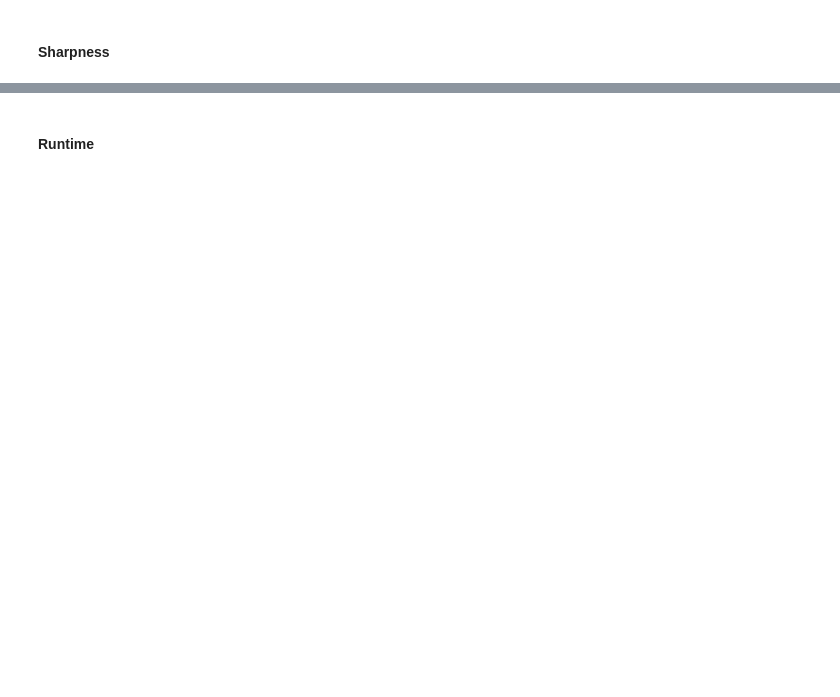
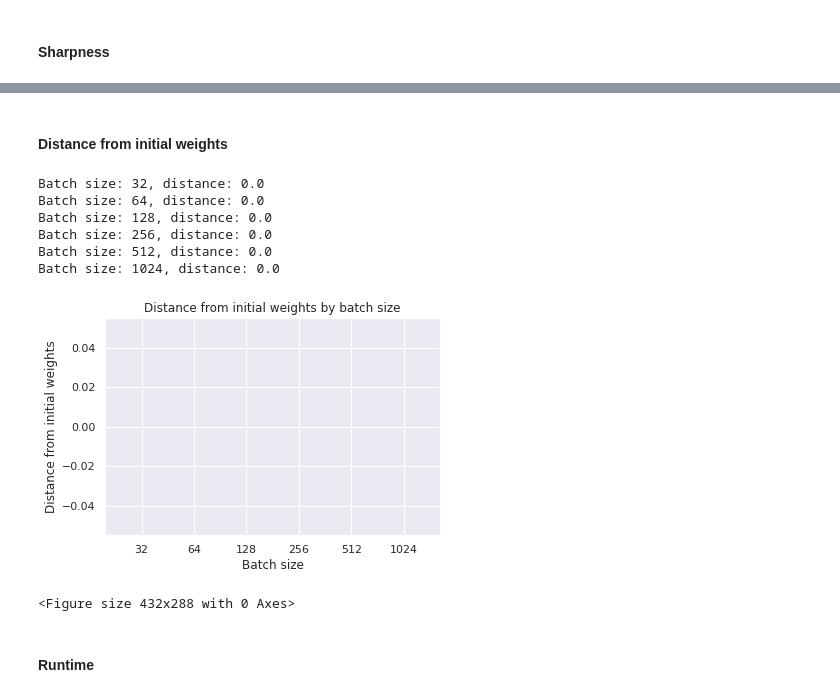
Before and after one commit to Alexanderstaehle/OM_project, a Jupyter notebook: experiments_tf.ipynb, the cells around one changed output, grey strips where cells are left out. Cells and saved outputs as stored; diff of their text form; code cells hidden in the pictures; blank space fills up the shorter version.

```diff
--- a/experiments_tf.ipynb
+++ b/experiments_tf.ipynb
@@ -162,3 +309,16 @@ visualization.plot_sharpness(batch_sizes, sharpnesses)
+# %% [markdown]
+#### Distance from initial weights
+# %%
+visualization.plot_distance_from_initial_weight(models, initial_weights, batch_sizes, key)
+# %% [output]
+Batch size: 32, distance: 0.0
+Batch size: 64, distance: 0.0
+Batch size: 128, distance: 0.0
+Batch size: 256, distance: 0.0
+Batch size: 512, distance: 0.0
+Batch size: 1024, distance: 0.0
+[figure, added]
+<Figure size 432x288 with 0 Axes>
 # %% [markdown]
 #### Runtime
 # %%
```
Also changed, not shown: parts of 110 cells of this notebook.
